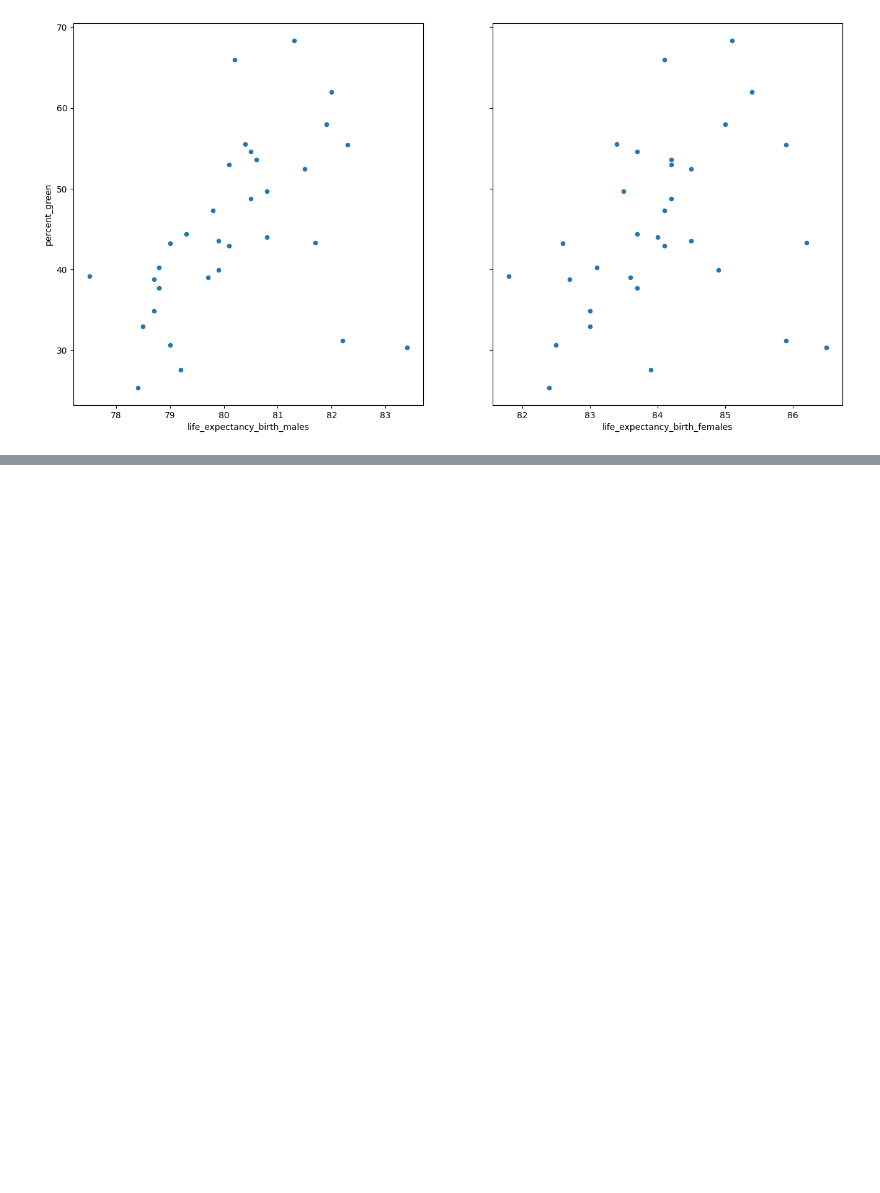
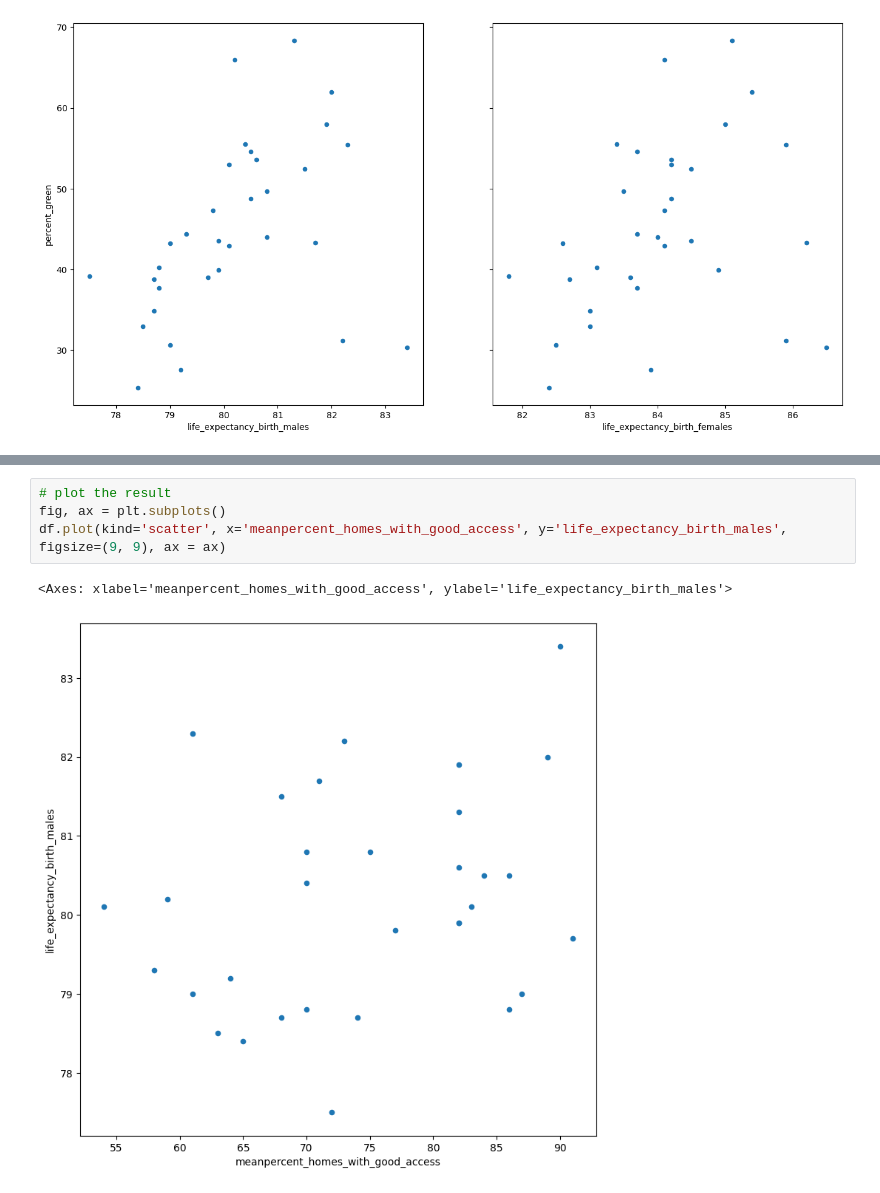
Before and after one commit to yiyansun/qm_groupwork, a Jupyter notebook: LifeExpectancy.ipynb, the cells around one changed output, grey strips where cells are left out. Drawn from its saved outputs; the diff is of its cells as text; blank space fills up the shorter version.

Commit message:
life expectacny analysis updated

```diff
--- a/LifeExpectancy.ipynb
+++ b/LifeExpectancy.ipynb
@@ -357,0 +429,7 @@ df.plot(kind='scatter', x='life_expectancy_birth_females', y='percent_green', ax
+# %%
+# plot the result
+fig, ax = plt.subplots()
+df.plot(kind='scatter', x='meanpercent_homes_with_good_access', y='life_expectancy_birth_males', figsize=(9, 9), ax = ax)
+# %% [output]
+<Axes: xlabel='meanpercent_homes_with_good_access', ylabel='life_expectancy_birth_males'>
+[figure, added]
```
Also changed, not shown: parts of 32 cells of this notebook.
